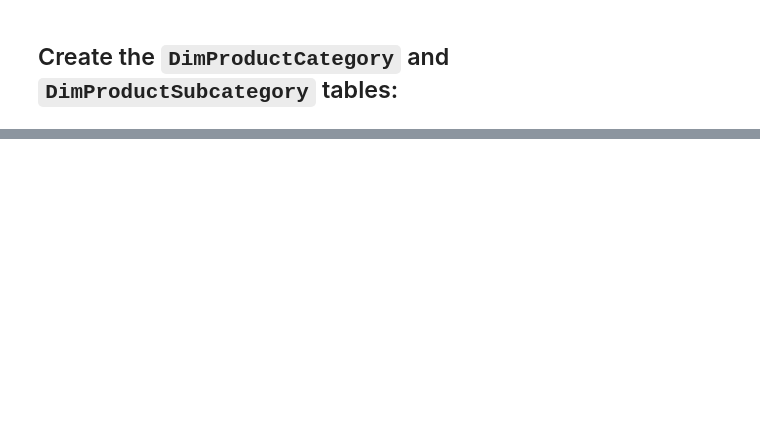
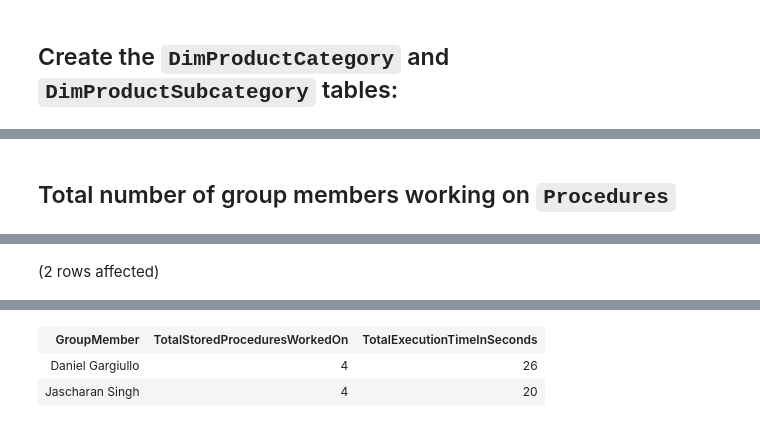
Before and after one commit to iCarlosVega/CSCI381-Team2CoolKids, a Jupyter notebook: Project2/Project2.ipynb, the cells around one changed output, grey strips where cells are left out. Saved outputs shown, nothing was run; the diff lists cells and outputs as text; code cells hidden in the pictures; blank space fills up the shorter version.

```diff
--- a/Project2/Project2.ipynb
+++ b/Project2/Project2.ipynb
@@ -368,0 +663,12 @@ GO
+# %% [markdown]
+## Total number of group members working on `Procedures`
+# %%
+SELECT
+    GroupMember,
+    COUNT(StoredProcedureName) AS TotalStoredProceduresWorkedOn,
+    SUM(ExecutionTimeInSeconds) AS TotalExecutionTimeInSeconds
+FROM
+    [Process].[GroupMemberMapping]
+GROUP BY
+    GroupMember;
+# %% [output]
@@ -368,0 +676 @@ GO
+(2 rows affected)
@@ -368,0 +678,3 @@ GO
+| GroupMember | TotalStoredProceduresWorkedOn | TotalExecutionTimeInSeconds |
+| Daniel Gargiullo | 4 | 26 |
+| Jascharan Singh | 4 | 20 |
```
Also changed, not shown: parts of 41 cells of this notebook.
